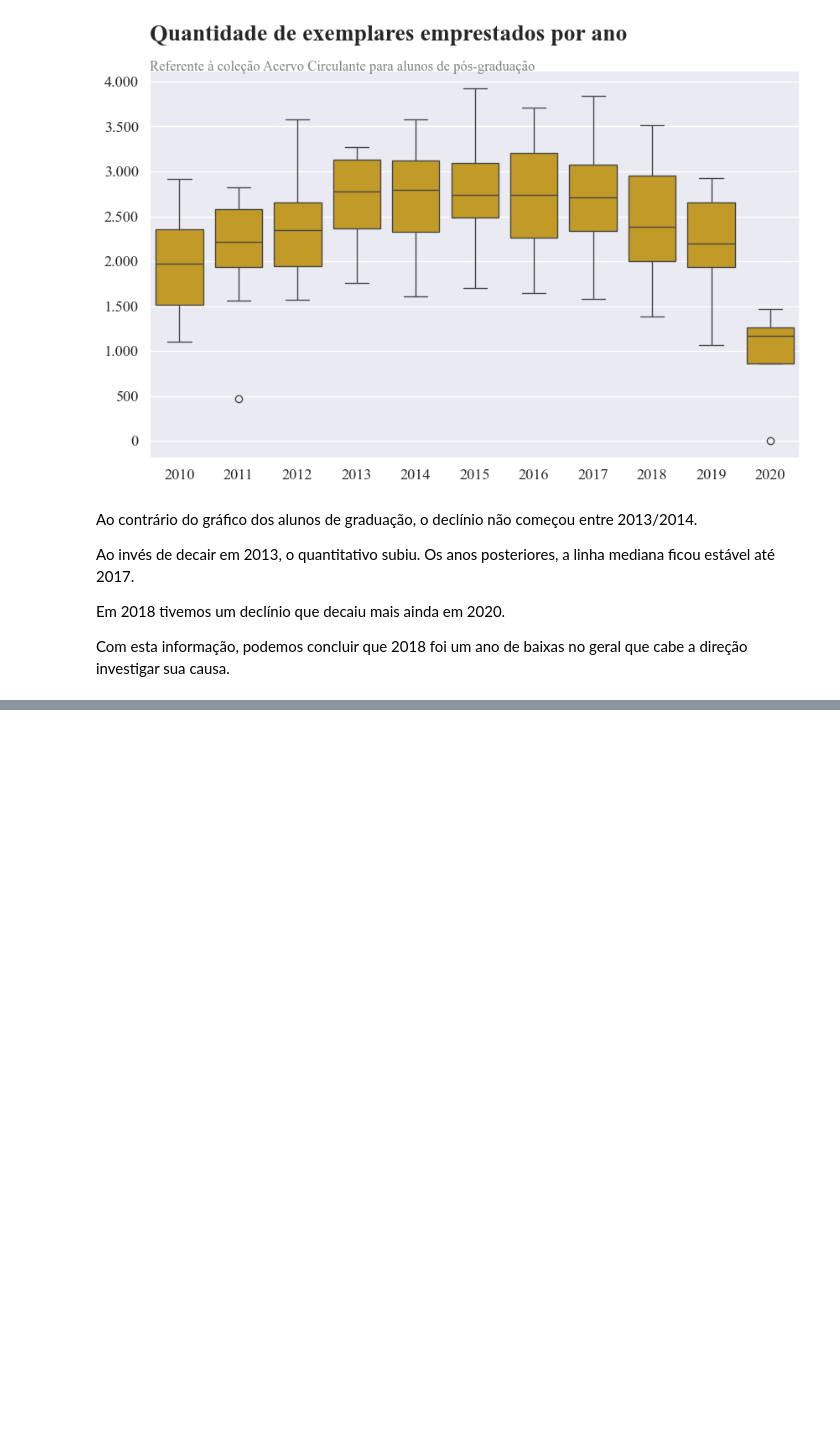
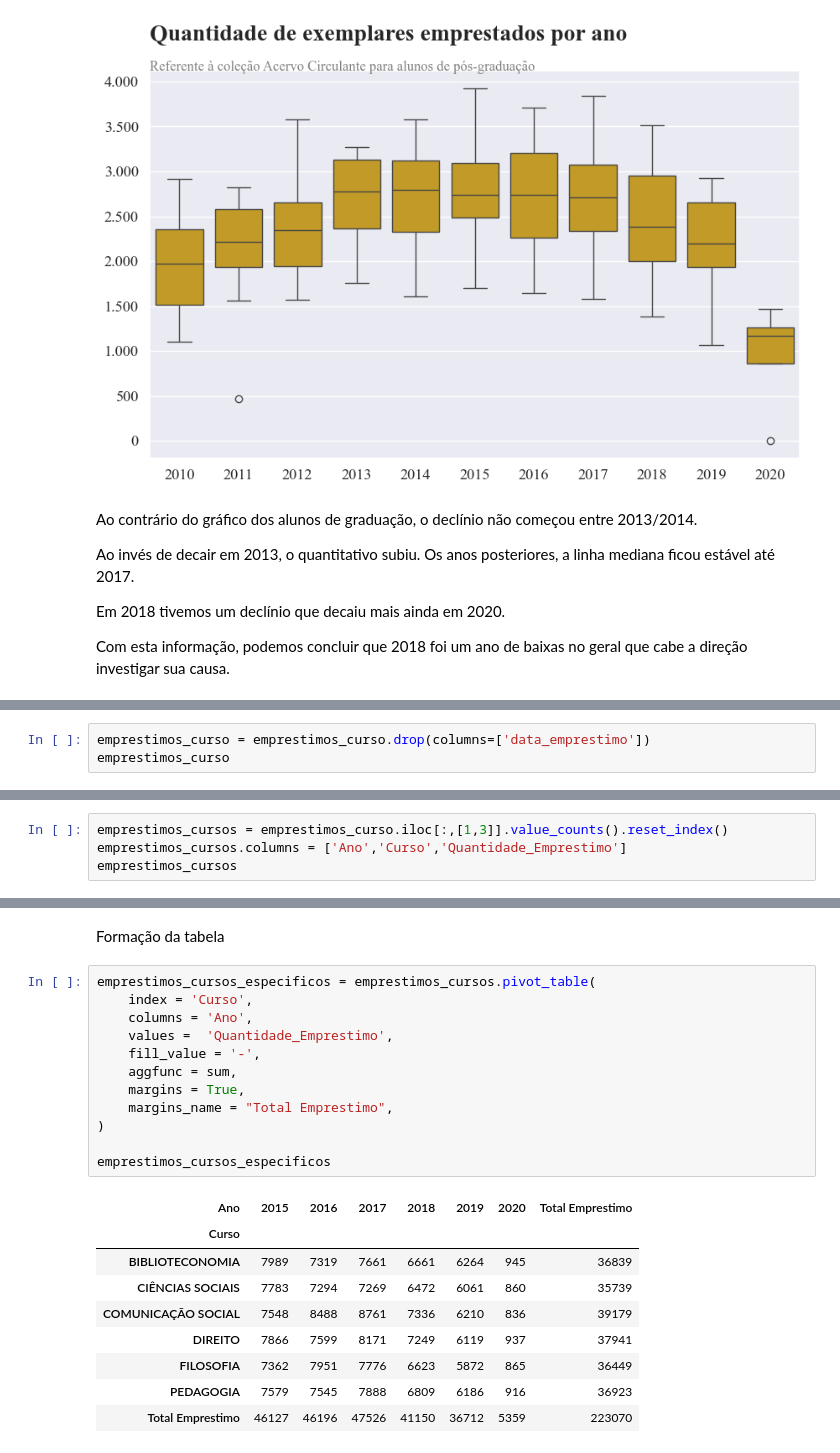
Before and after one commit to giuliacaxi/7DaysOfCode---Python-Pandas, a Jupyter notebook: Analise/data.ipynb, the cells around one changed output, grey strips where cells are left out. Drawn from its saved outputs; the diff is of its cells as text; blank space fills up the shorter version.

```diff
--- a/Analise/data.ipynb
+++ b/Analise/data.ipynb
@@ -877,0 +1096,3 @@ Com esta informação, podemos concluir que 2018 foi um ano de baixas no geral q
+# %%
+emprestimos_curso = emprestimos_curso.drop(columns=['data_emprestimo'])
+emprestimos_curso
@@ -877,0 +1113,4 @@ Com esta informação, podemos concluir que 2018 foi um ano de baixas no geral q
+# %%
+emprestimos_cursos = emprestimos_curso.iloc[:,[1,3]].value_counts().reset_index()
+emprestimos_cursos.columns = ['Ano','Curso','Quantidade_Emprestimo']
+emprestimos_cursos
@@ -877,0 +1135,24 @@ Com esta informação, podemos concluir que 2018 foi um ano de baixas no geral q
+# %% [markdown]
+Formação da tabela
+# %%
+emprestimos_cursos_especificos = emprestimos_cursos.pivot_table(
+    index = 'Curso',
+    columns = 'Ano',
+    values =  'Quantidade_Emprestimo',
+    fill_value = '-',
+    aggfunc = sum,
+    margins = True,
+    margins_name = "Total Emprestimo",
+)
+
+emprestimos_cursos_especificos
+# %% [output]
+| Ano | 2015 | 2016 | 2017 | 2018 | 2019 | 2020 | Total Emprestimo |
+| Curso |  |  |  |  |  |  |  |
+| BIBLIOTECONOMIA | 7989 | 7319 | 7661 | 6661 | 6264 | 945 | 36839 |
+| CIÊNCIAS SOCIAIS | 7783 | 7294 | 7269 | 6472 | 6061 | 860 | 35739 |
+| COMUNICAÇÃO SOCIAL | 7548 | 8488 | 8761 | 7336 | 6210 | 836 | 39179 |
+| DIREITO | 7866 | 7599 | 8171 | 7249 | 6119 | 937 | 37941 |
+| FILOSOFIA | 7362 | 7951 | 7776 | 6623 | 5872 | 865 | 36449 |
+| PEDAGOGIA | 7579 | 7545 | 7888 | 6809 | 6186 | 916 | 36923 |
+| Total Emprestimo | 46127 | 46196 | 47526 | 41150 | 36712 | 5359 | 223070 |
```
Also changed, not shown: parts of 33 cells of this notebook.
